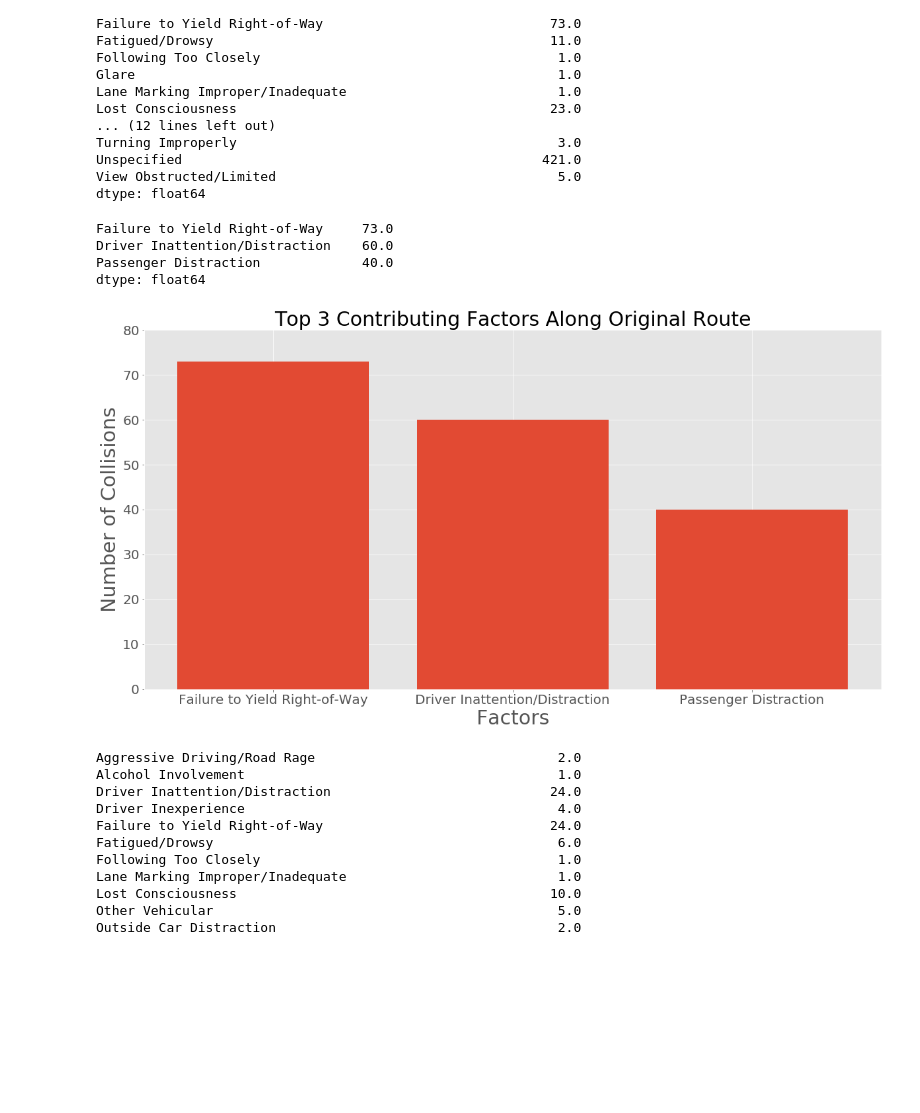
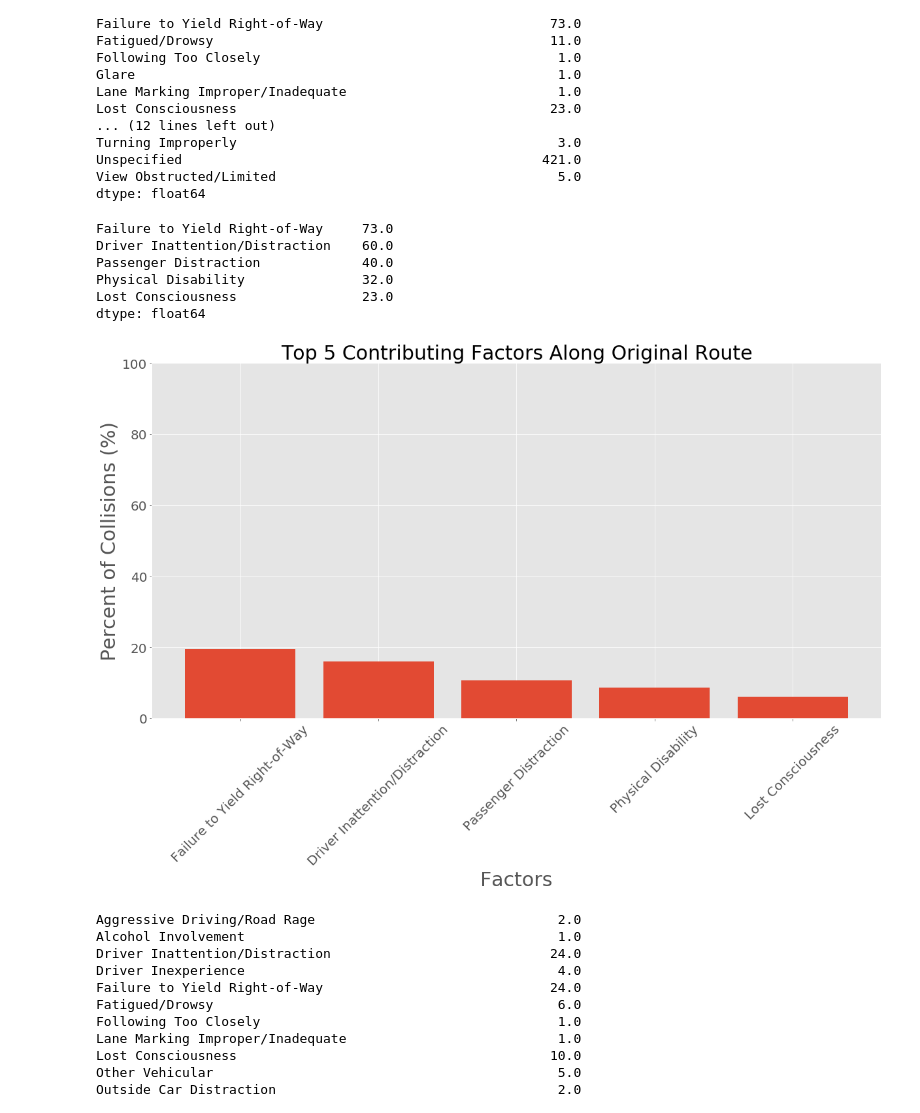
Before and after one commit to nealrea/collisionViz, a Jupyter notebook: data_exploration/route_stats.ipynb, the cells around one changed output. Drawn from its saved outputs; the diff is of its cells as text; code cells hidden in the pictures; blank space fills up the shorter version.

Commit message:
changed collision causes from top 3 to top 5, scaled by percent

```diff
--- a/data_exploration/route_stats.ipynb
+++ b/data_exploration/route_stats.ipynb
@@ -109,25 +109,29 @@ dtype: float64
 # %%
 danger_causes = danger_causes.drop(danger_causes.index[25])
 # %%
-danger_causes = danger_causes.nlargest(3)
+danger_causes = danger_causes.nlargest(5)
 # %%
 danger_causes
 # %% [output]
 Failure to Yield Right-of-Way     73.0
 Driver Inattention/Distraction    60.0
 Passenger Distraction             40.0
+Physical Disability               32.0
+Lost Consciousness                23.0
 dtype: float64
+# %%
+top5_danger = (danger_causes/len(danger_route))*100
 # %%
-plt.bar(range(len(danger_causes)), danger_causes.values, align='center')
+plt.bar(range(len(top5_danger)), top5_danger.values, align='center')
 plt.tick_params(axis='y', labelsize=20)
-plt.ylim([0,80])
-plt.xticks(range(len(danger_causes)), danger_causes.index.values, fontsize=20 , rotation=0)
-plt.title('Top 3 Contributing Factors Along Original Route', size=30)
+plt.ylim([0,100])
+plt.xticks(range(len(top5_danger)), top5_danger.index.values, fontsize=20 , rotation=45)
+plt.title('Top 5 Contributing Factors Along Original Route', size=30)
 plt.xlabel('Factors', size=30)
-plt.ylabel('Number of Collisions', size=30)
+plt.ylabel('Percent of Collisions (%)', size=30)
 plt.show()
 # %% [output]
-[figure, old version]
+[figure, new version]
 # %%
 safer_causes = safer_route[safer_route.columns[18:23]]
 # %%
```
Also changed, not shown: parts of 4 cells of this notebook.
